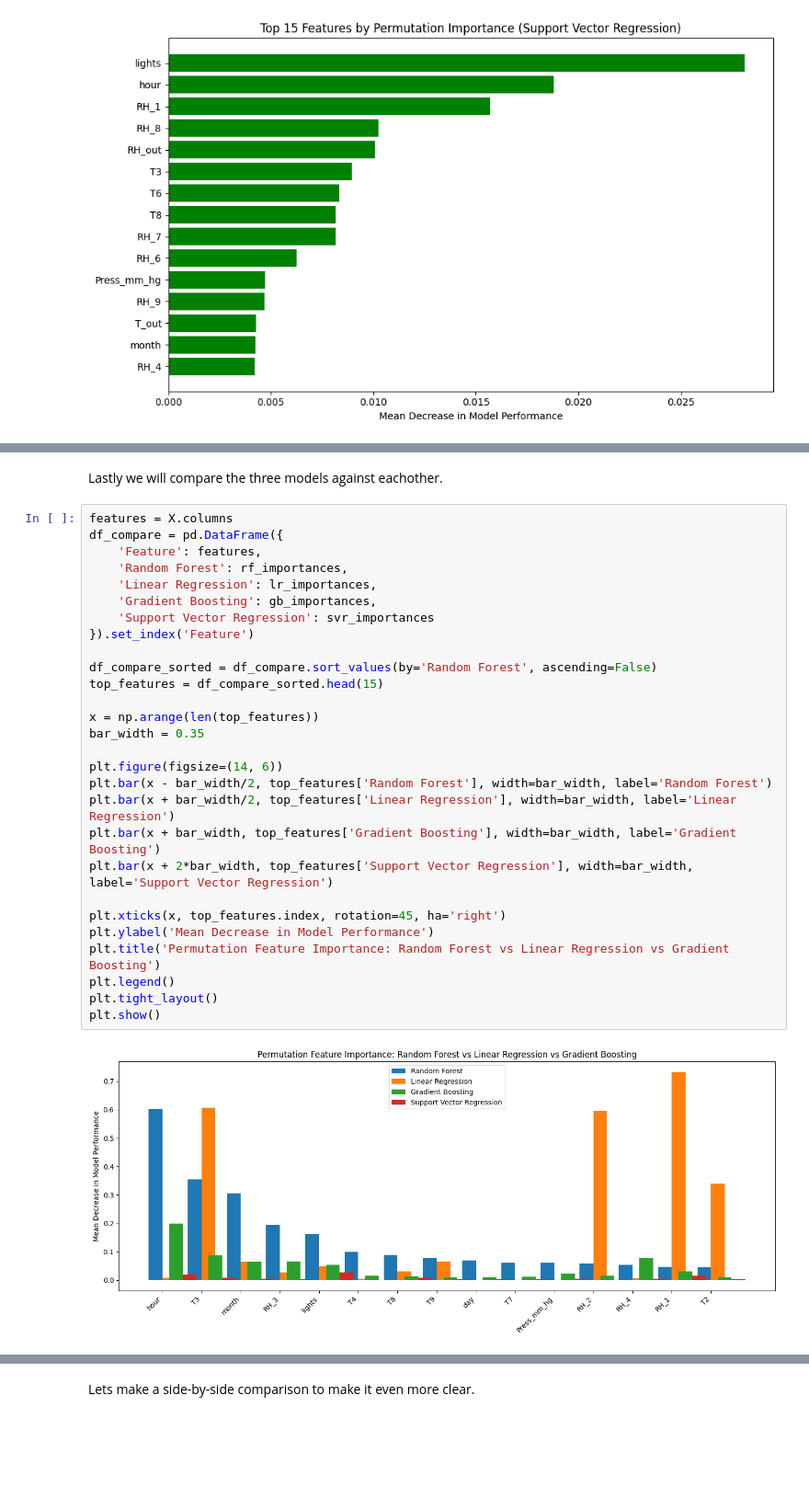
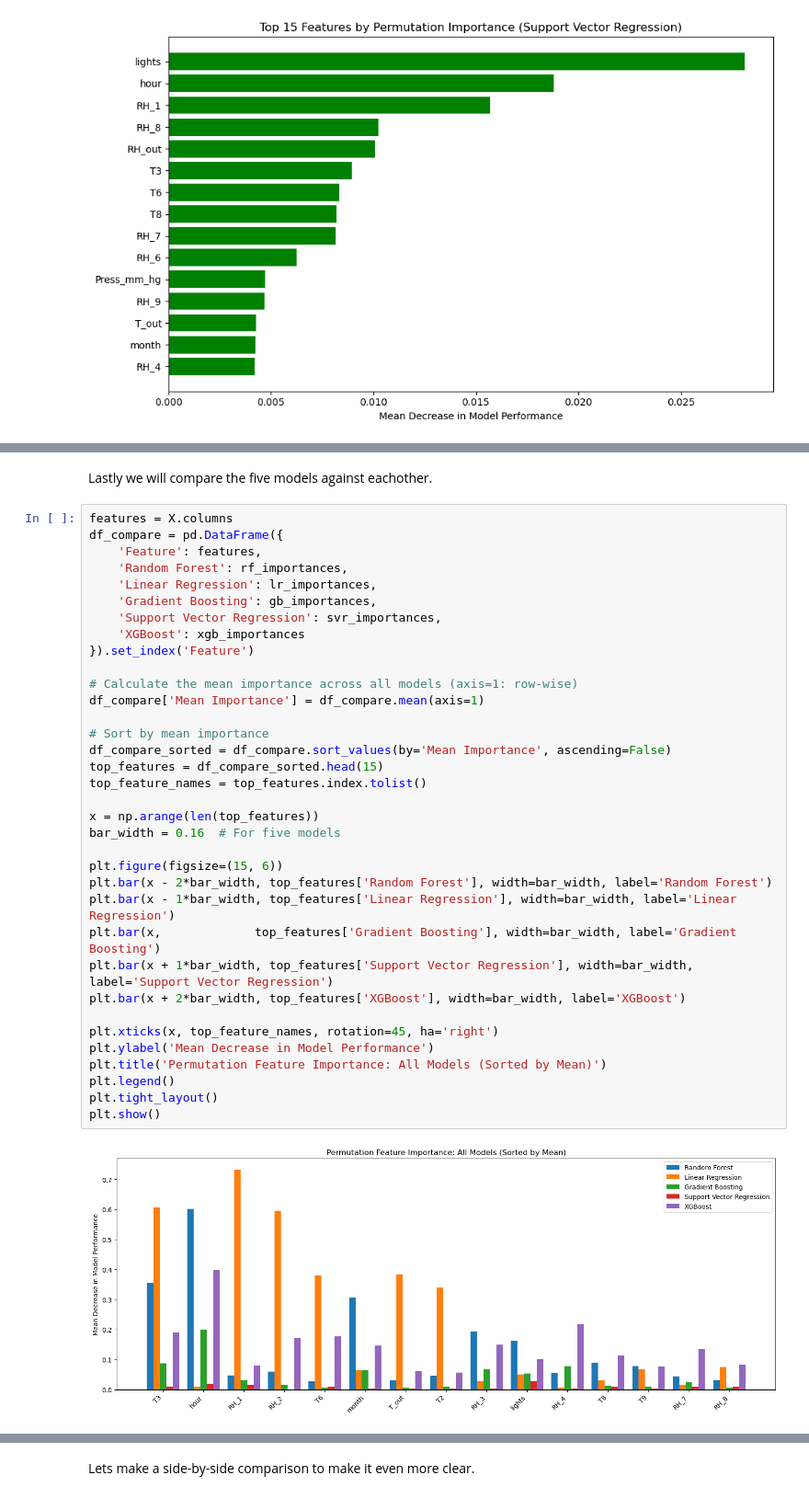
Before and after one commit to marcolegigabro/Energy-appliance-AML, a Jupyter notebook: Energy Appliances 2.ipynb, the cells around one changed output, grey strips where cells are left out. Shown at 92% size. Cells and saved outputs as stored; diff of their text form; blank space fills up the shorter version.

```diff
--- a/Energy Appliances 2.ipynb
+++ b/Energy Appliances 2.ipynb
@@ -223,32 +247,39 @@ plt.show()
 # %% [markdown]
-Lastly we will compare the three models against eachother.
+Lastly we will compare the five models against eachother.
 # %%
 features = X.columns
 df_compare = pd.DataFrame({
     'Feature': features,
     'Random Forest': rf_importances,
     'Linear Regression': lr_importances,
     'Gradient Boosting': gb_importances,
-    'Support Vector Regression': svr_importances
+    'Support Vector Regression': svr_importances,
+    'XGBoost': xgb_importances
 }).set_index('Feature')
 
-df_compare_sorted = df_compare.sort_values(by='Random Forest', ascending=False)
+# Calculate the mean importance across all models (axis=1: row-wise)
+df_compare['Mean Importance'] = df_compare.mean(axis=1)
+
+# Sort by mean importance
+df_compare_sorted = df_compare.sort_values(by='Mean Importance', ascending=False)
 top_features = df_compare_sorted.head(15)
+top_feature_names = top_features.index.tolist()
 
 x = np.arange(len(top_features))
-bar_width = 0.35
+bar_width = 0.16  # For five models
 
-plt.figure(figsize=(14, 6))
-plt.bar(x - bar_width/2, top_features['Random Forest'], width=bar_width, label='Random Forest')
-plt.bar(x + bar_width/2, top_features['Linear Regression'], width=bar_width, label='Linear Regression')
-plt.bar(x + bar_width, top_features['Gradient Boosting'], width=bar_width, label='Gradient Boosting')
-plt.bar(x + 2*bar_width, top_features['Support Vector Regression'], width=bar_width, label='Support Vector Regression')
+plt.figure(figsize=(15, 6))
+plt.bar(x - 2*bar_width, top_features['Random Forest'], width=bar_width, label='Random Forest')
+plt.bar(x - 1*bar_width, top_features['Linear Regression'], width=bar_width, label='Linear Regression')
+plt.bar(x,             top_features['Gradient Boosting'], width=bar_width, label='Gradient Boosting')
+plt.bar(x + 1*bar_width, top_features['Support Vector Regression'], width=bar_width, label='Support Vector Regression')
+plt.bar(x + 2*bar_width, top_features['XGBoost'], width=bar_width, label='XGBoost')
 
-plt.xticks(x, top_features.index, rotation=45, ha='right')
+plt.xticks(x, top_feature_names, rotation=45, ha='right')
 plt.ylabel('Mean Decrease in Model Performance')
-plt.title('Permutation Feature Importance: Random Forest vs Linear Regression vs Gradient Boosting')
+plt.title('Permutation Feature Importance: All Models (Sorted by Mean)')
 plt.legend()
 plt.tight_layout()
 plt.show()
 # %% [output]
-[figure, old version]
+[figure, new version]
```
Also changed, not shown: parts of 36 cells of this notebook.
